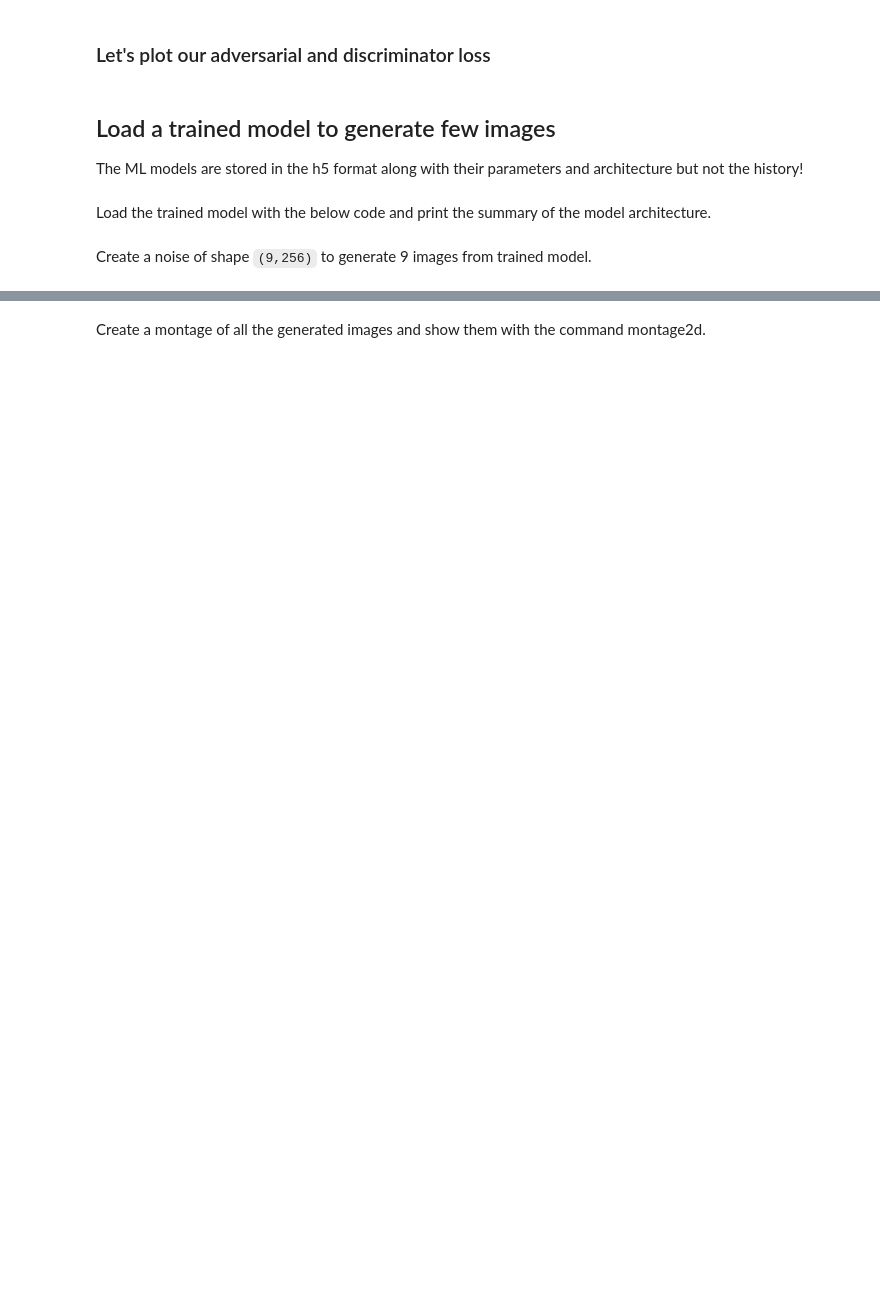
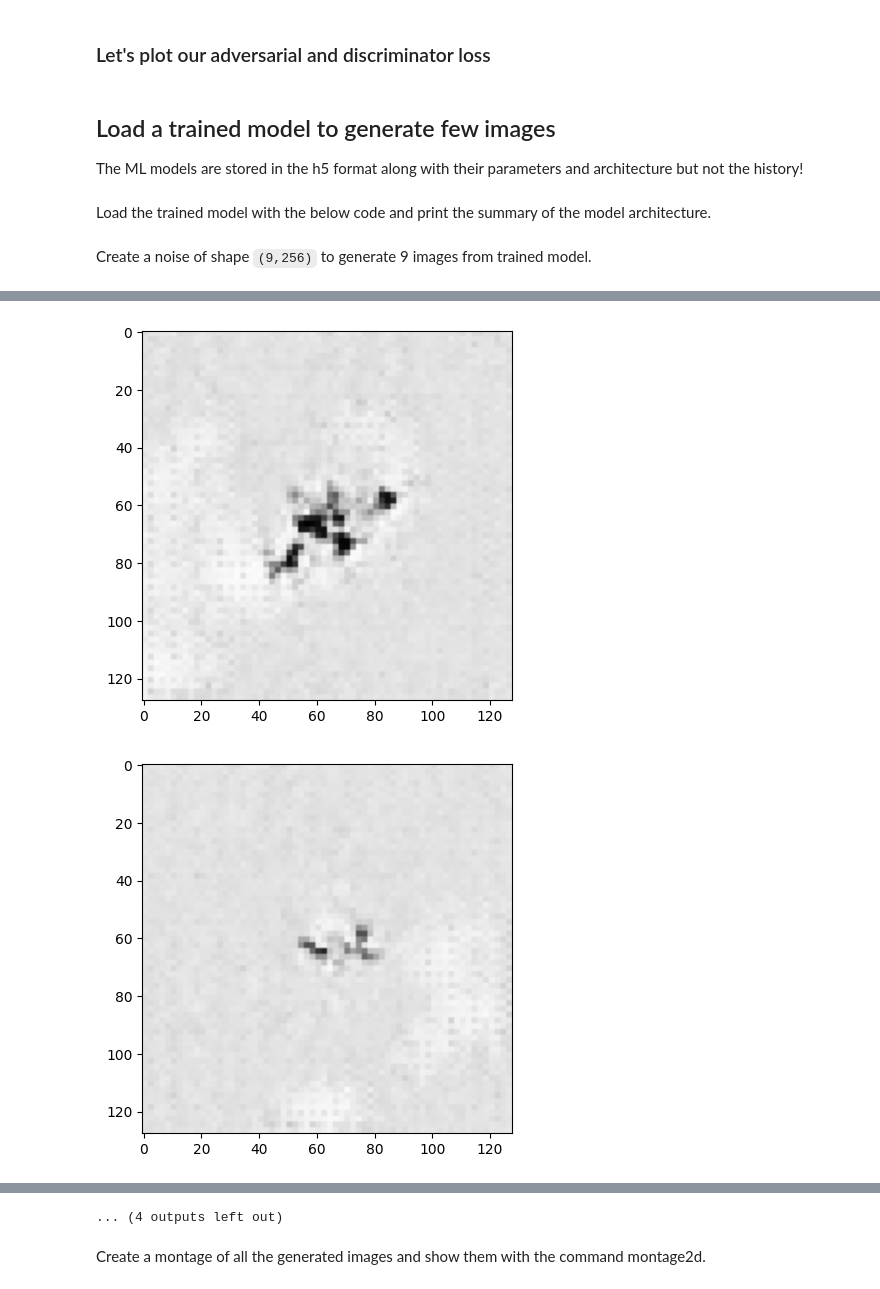
Before and after one commit to heprom/cvml, a Jupyter notebook: corrections/GAN_defects_cor.ipynb, the cells around one changed output, grey strips where cells are left out. Cells and saved outputs as stored; diff of their text form; code cells hidden in the pictures; blank space fills up the shorter version.

```diff
--- a/corrections/GAN_defects_cor.ipynb
+++ b/corrections/GAN_defects_cor.ipynb
@@ -304,7 +470,7 @@ gen.summary()
 # %% [markdown]
 Create a noise of shape `(9,256)` to generate 9 images from trained model.
 # %%
-benchmarkNoise = tf.random.normal(shape=(9,256),mean=0.0,stddev=1.0, seed=42)
+benchmarkNoise = tf.random.normal(shape=(16, 256), mean=0.0, stddev=1.0, seed=42)
 images = gen.predict(benchmarkNoise)
 images = ((images * 255.0)).astype("uint8")
 imlist = []
@@ -311,9 +479,12 @@ imlist = []
 # %%
 for i in range(images.shape[0]):
-    image1 = images[i,:,:,0]
-    image1 = scipy.ndimage.zoom(image1,(2,2),order=0,mode='nearest')
-    io.imshow(image1,norm=NoNorm(), vmin=0, vmax=255)
-    io.show()
+    image1 = images[i, :, :, 0]
+    image1 = scipy.ndimage.zoom(image1, (2, 2), order=0, mode='nearest')
+    plt.imshow(image1, vmin=0, vmax=255, cmap=plt.cm.gray)
+    plt.show()
     imlist.append(image1)
 
 imlist = np.array(imlist)
+# %% [output]
+[figure, added]
+[figure, added]
@@ -320,3 +501,4 @@ imlist = np.array(imlist)
+... (4 outputs left out)
 # %% [markdown]
 Create a montage of all the generated images and show them with the command montage2d.
 # %%
```
Also changed, not shown: parts of 19 cells of this notebook.
